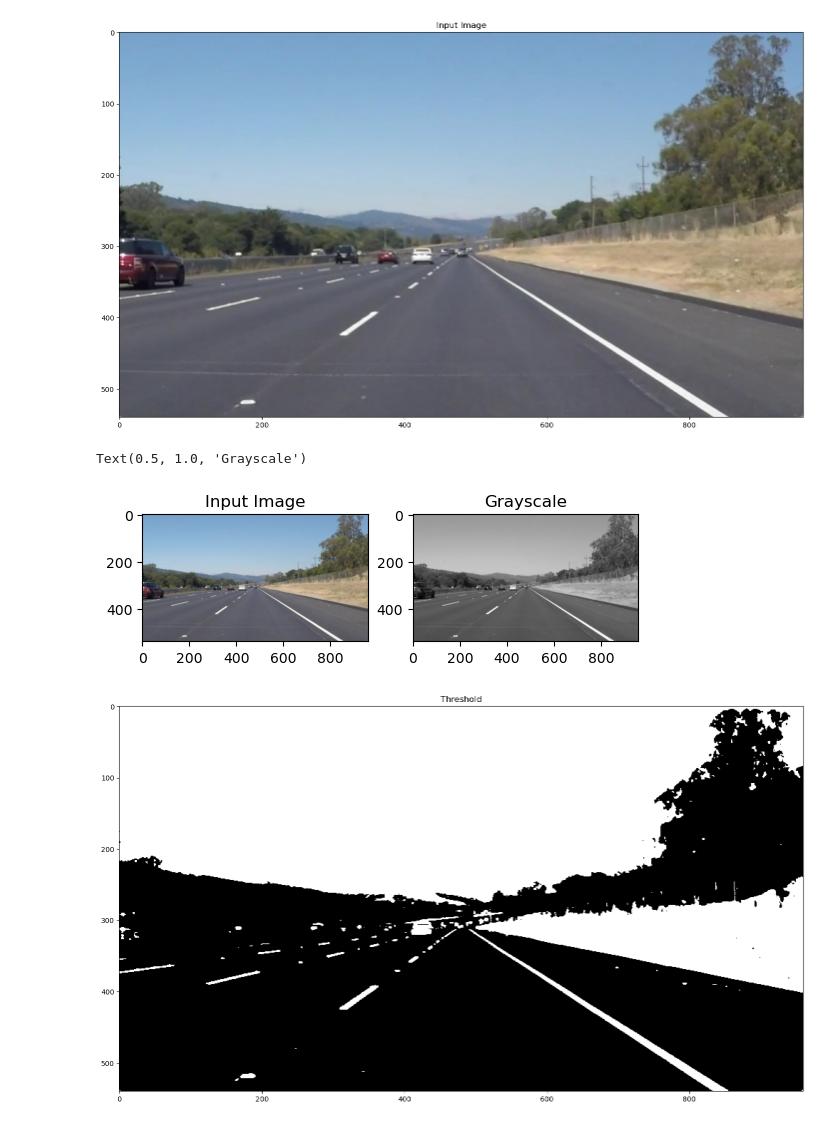
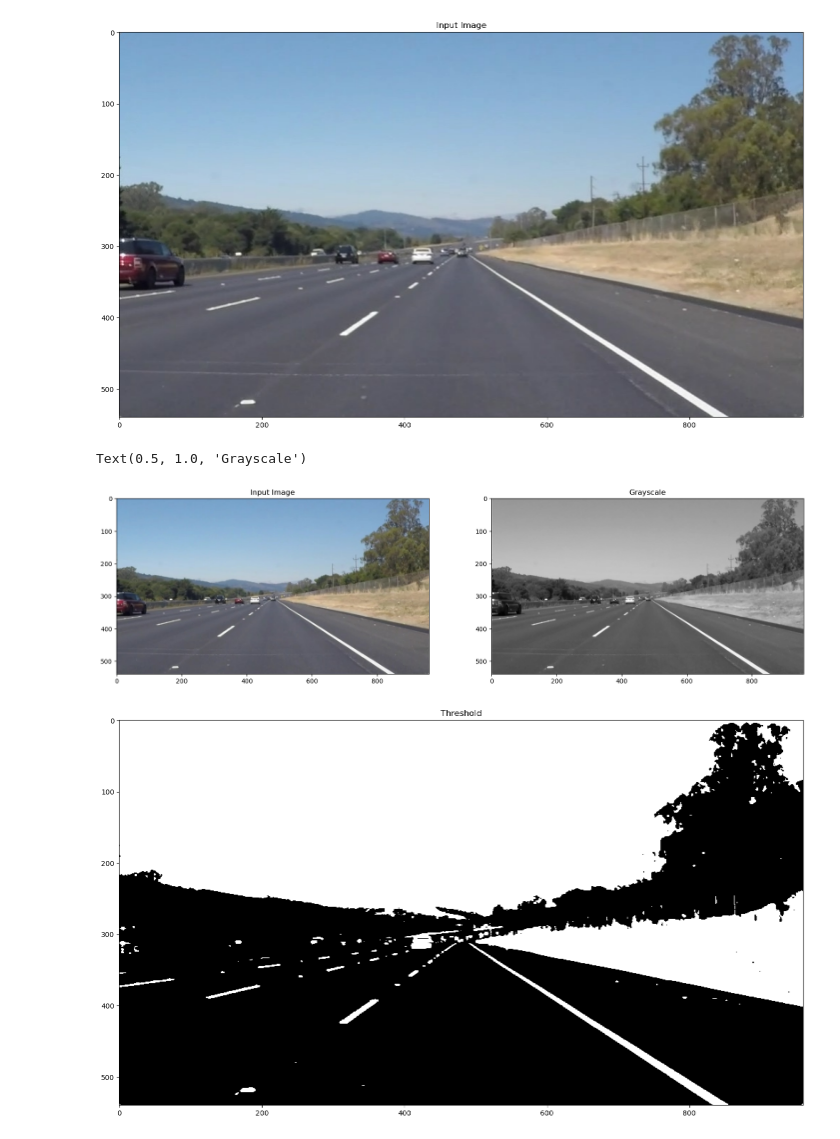
Before and after one commit to lidisonsham/Detect-the-lines-using-Hough-Transform, a Jupyter notebook: Lane Detection.ipynb, the cells around one changed output. Saved outputs shown, nothing was run; the diff lists cells and outputs as text; code cells hidden in the pictures.

```diff
--- a/Lane Detection.ipynb
+++ b/Lane Detection.ipynb
@@ -21,17 +21,17 @@ plt.show()
 [figure]
 # %%
 gray = cv2.cvtColor(image, cv2.COLOR_BGR2GRAY)
-
+plt.figure(figsize = (20, 10))
 plt.subplot(1,2,1)
 plt.imshow(img)
 plt.title('Input Image')
 
 plt.subplot(1,2,2)
 plt.imshow(gray, cmap='gray')
 plt.title('Grayscale')
 # %% [output]
 Text(0.5, 1.0, 'Grayscale')
-[figure, old version]
+[figure, new version]
 # %%
 threshold = cv2.threshold(gray, 127, 255, cv2.THRESH_BINARY)[1]
 # %%
```
Also changed, not shown: parts of 4 cells of this notebook, 1 other file.
